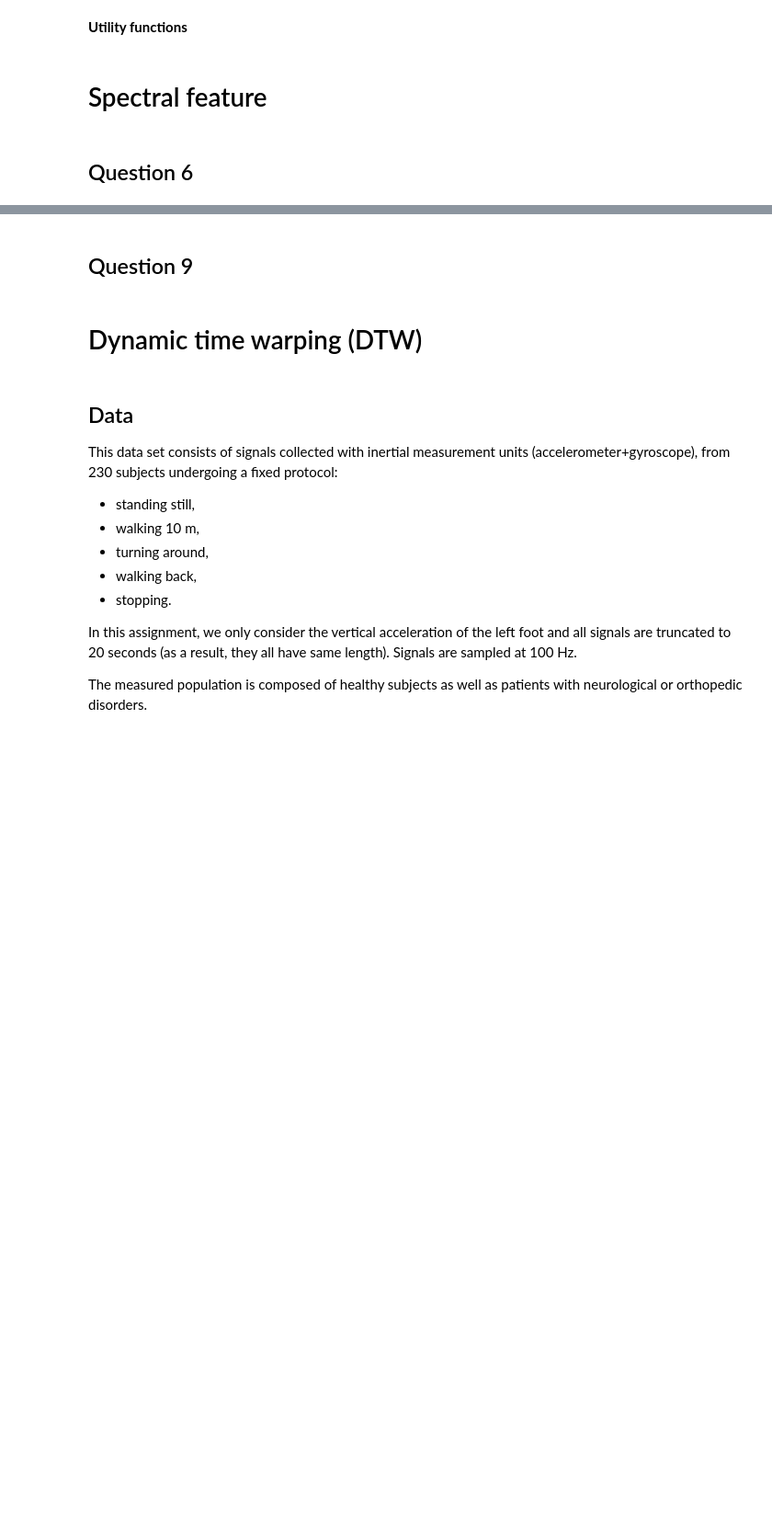
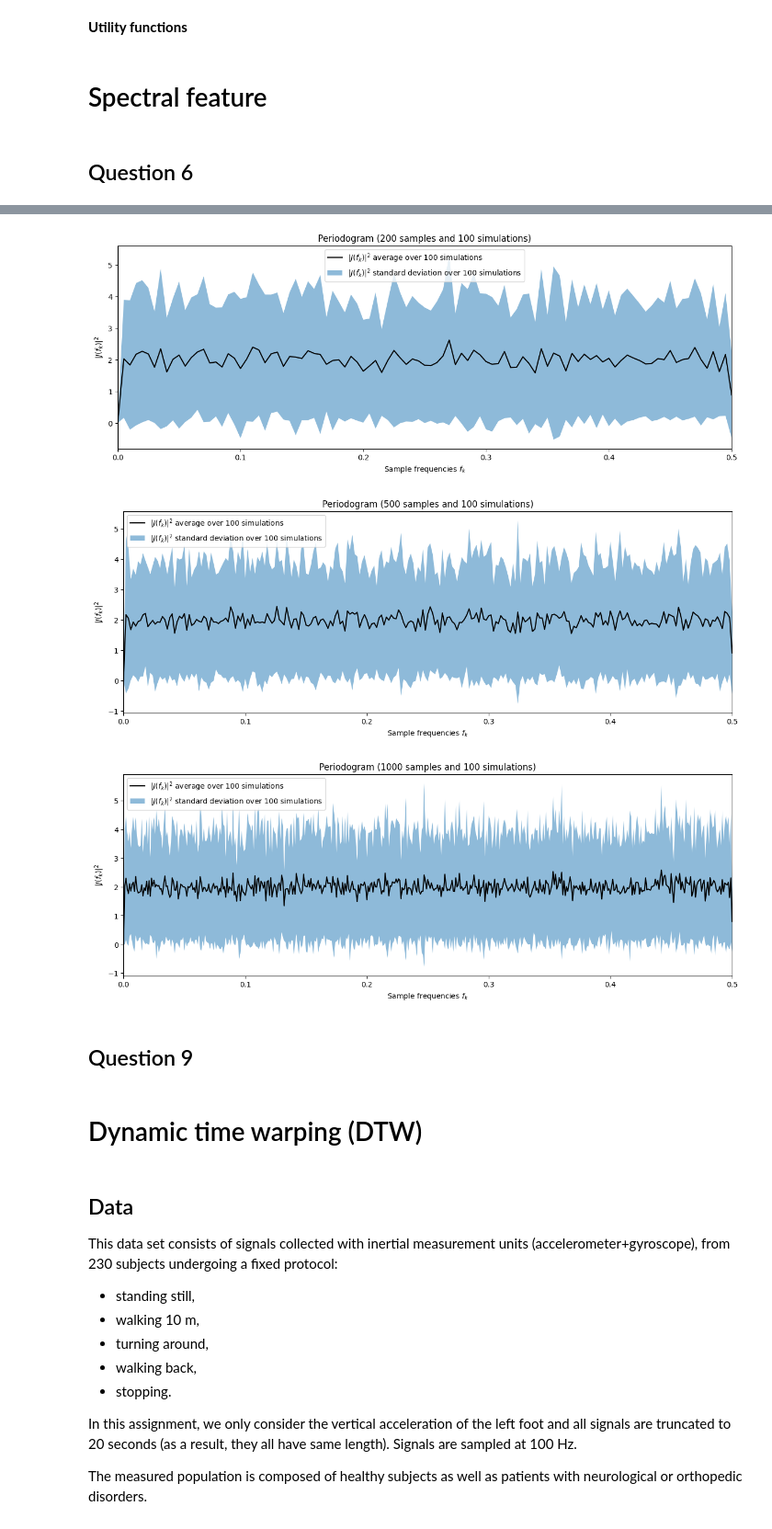
Before and after one commit to NailKhelifa/MVA_Times_Series_ML_Homeworks, a Jupyter notebook: Assignment 1/Assignment 1 - ML for TS (MVA).ipynb, the cells around one changed output, grey strips where cells are left out. Shown at 92% size. Cells and saved outputs as stored; diff of their text form; code cells hidden in the pictures; blank space fills up the shorter version.

```diff
--- a/Assignment 1/Assignment 1 - ML for TS (MVA).ipynb
+++ b/Assignment 1/Assignment 1 - ML for TS (MVA).ipynb
@@ -92,3 +68,59 @@ def periodogram_k(N_samples, k):
+# %%
+#  freqs = np.linspace(0, 0.5, N_samples) # since f_s = 1 Hz
+N_trials = 100
+F_s = 1 # Hz
+
+for N_samples in [200, 500, 1000]:
+    periodogram_arr = []
+    sample_frequencies = []
+    for _ in range(N_trials): # repeat this operation on the number of trials
+        signal = np.random.randn(N_samples) # one realization of X_1, ..., X_N_samples (WGN)
+        f, Pxx = periodogram(signal, fs=1)
+        periodogram_arr.append(Pxx)
+        sample_frequencies.append(f)
+
+    sample_frequencies = np.array(sample_frequencies)
+    periodogram_arr = np.array(periodogram_arr)
+# %%
+#  freqs = np.linspace(0, 0.5, N_samples) # since f_s = 1 Hz
+N_trials = 100
+F_s = 1 # Hz
+
+for N_samples in [200, 500, 1000]:
+    periodogram_arr = []
+    sample_frequencies = []
+    for _ in range(N_trials): # repeat this operation on the number of trials
+        signal = np.random.randn(N_samples) # one realization of X_1, ..., X_N_samples (WGN)
+        f, Pxx = periodogram(signal, fs=1)
+        periodogram_arr.append(Pxx)
+        sample_frequencies.append(f)
+
+    sample_frequencies = np.array(sample_frequencies)
+    periodogram_arr = np.array(periodogram_arr)
+
+    fig, ax = fig_ax()
+
+    avg = periodogram_arr.mean(axis=0)
+    std = periodogram_arr.std(axis=0)
+
+    ax.plot(sample_frequencies[0], avg, 'k-', label=r'$|J(f_k)|^2$ average over 100 simulations')
+    ax.fill_between(sample_frequencies[0], avg - std, avg + std, alpha=0.5, label=r'$|J(f_k)|^2$ standard deviation over 100 simulations')
+
+    # Ajouter un titre
+    ax.set_title(f'Periodogram ({N_samples} samples and {100} simulations)')
+
+    # Ajouter des légendes
+    ax.legend()
+
+    # Titres des axes
+    ax.set_xlabel(r'Sample frequencies $f_k$')
+    ax.set_ylabel(r'$|J(f_k)|^2$')
+
+    plt.show()
+# %% [output]
+[figure, added]
+[figure, added]
+[figure, added]
 # %% [markdown]
 ## Question 9
 # %% [markdown]
```
Also changed, not shown: parts of 5 cells of this notebook.
